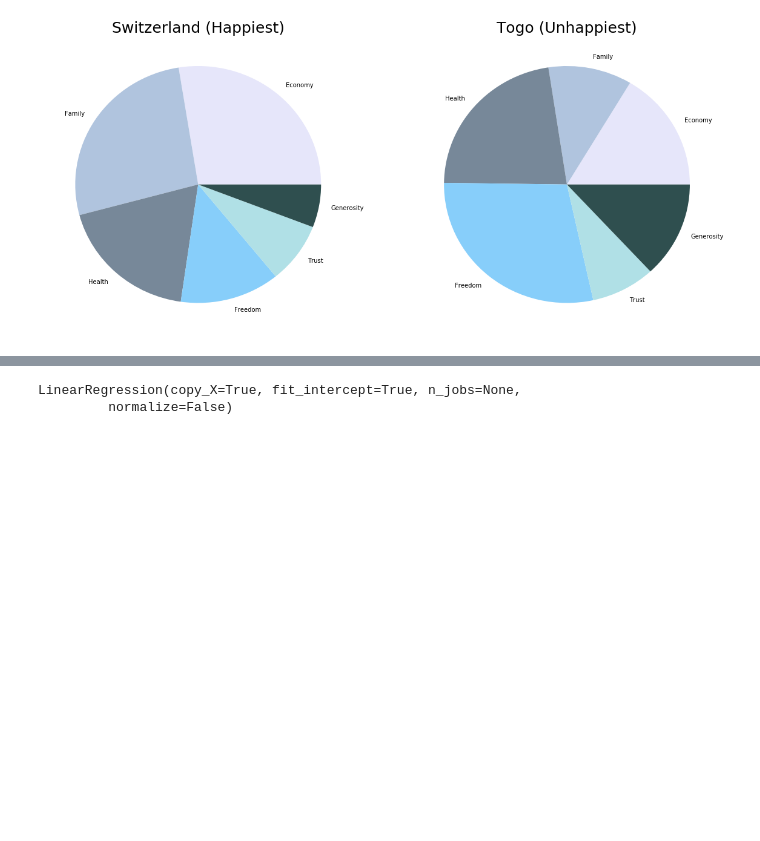
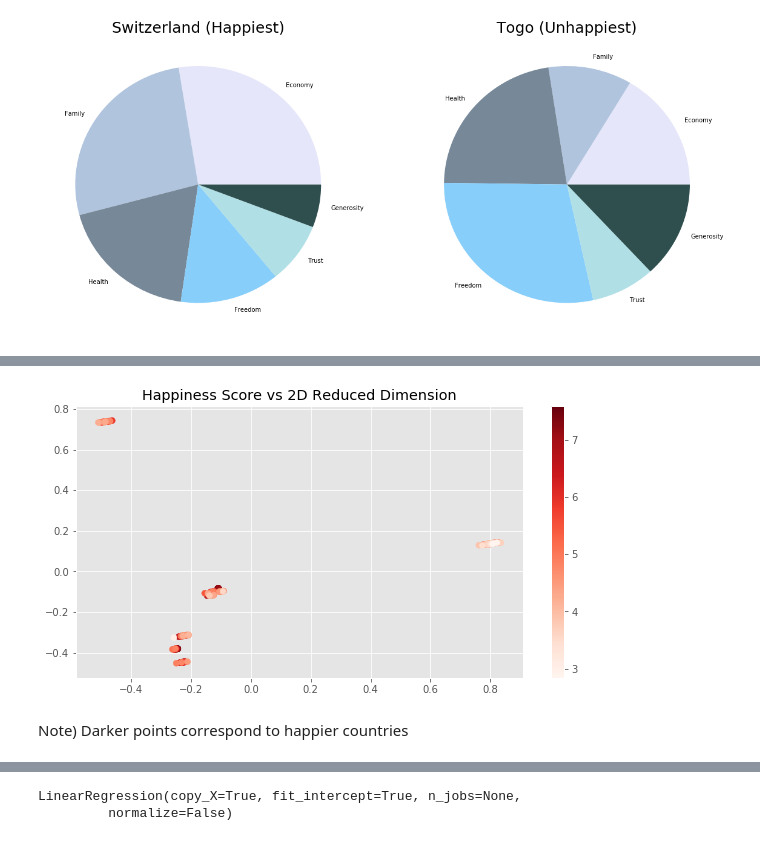
Before and after one commit to neil-ash/Kaggle, a Jupyter notebook: World_Happiness/World_Happiness_Exploration.ipynb, the cells around one changed output, grey strips where cells are left out. Drawn from its saved outputs; the diff is of its cells as text; code cells hidden in the pictures; blank space fills up the shorter version.

```diff
--- a/World_Happiness/World_Happiness_Exploration.ipynb
+++ b/World_Happiness/World_Happiness_Exploration.ipynb
@@ -262,0 +338,12 @@ y = df['Happiness Score'].values
+# %%
+# PCA in 2D
+pca = PCA(n_components=2)
+X_red = pca.fit_transform(X)
+# %%
+plt.scatter(X_red[:, 0], X_red[:, 1], c=y, cmap='Reds')
+plt.colorbar()
+plt.title('Happiness Score vs 2D Reduced Dimension');
+# %% [output]
+[figure, added]
+# %% [markdown]
+Note) Darker points correspond to happier countries
```
Also changed, not shown: parts of 15 cells of this notebook.
